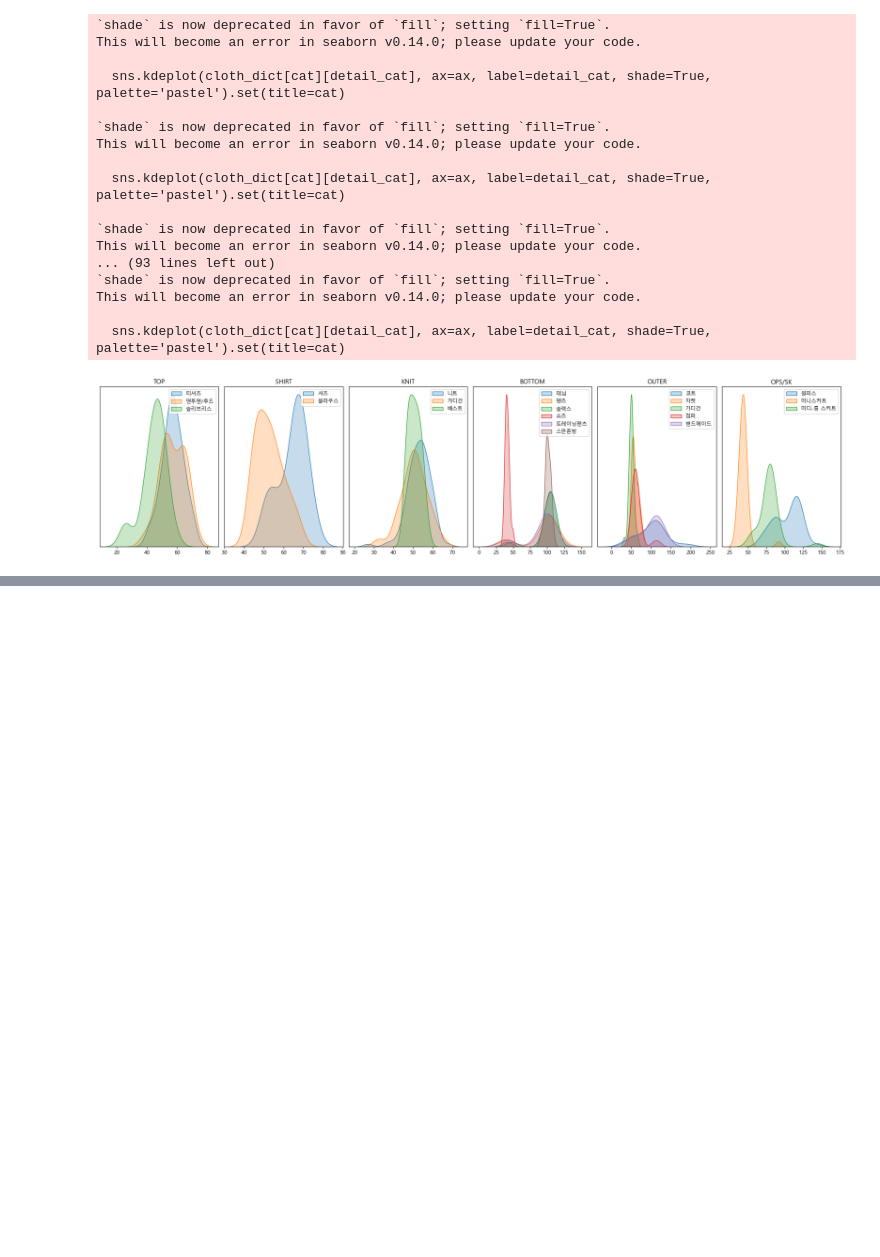
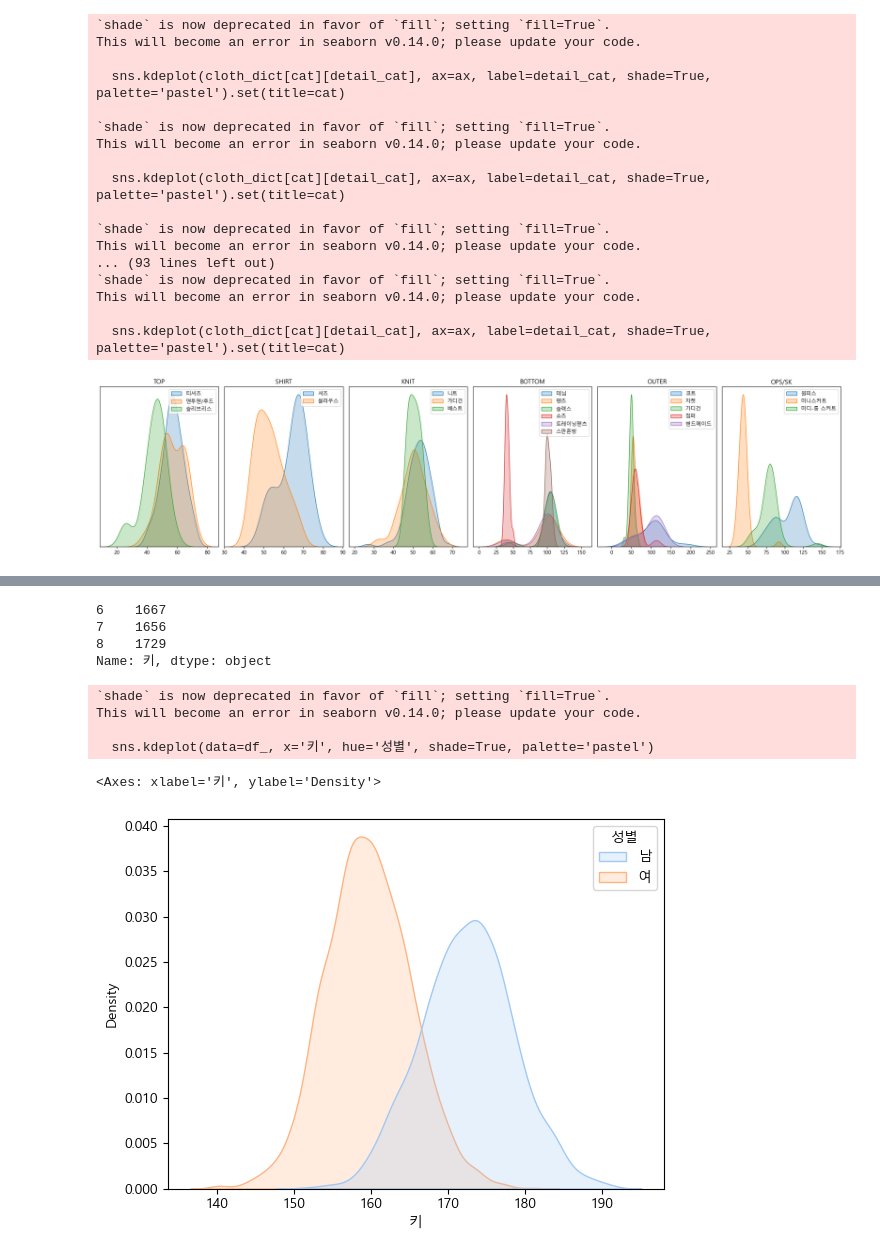
Before and after one commit to sinjy1203/TIL, a Jupyter notebook: web_crawling/ClothSizeCrawling.ipynb, the cells around one changed output, grey strips where cells are left out. Cells and saved outputs as stored; diff of their text form; code cells hidden in the pictures; blank space fills up the shorter version.

```diff
--- a/web_crawling/ClothSizeCrawling.ipynb
+++ b/web_crawling/ClothSizeCrawling.ipynb
@@ -160,3 +160,10 @@ This will become an error in seaborn v0.14.0; please update your code.
 
   sns.kdeplot(cloth_dict[cat][detail_cat], ax=ax, label=detail_cat, shade=True, palette='pastel').set(title=cat)
 [figure]
+# %%
+import pandas as pd
+
+df = pd.read_excel('height.xlsx', index_col=False)
+# %%
+df_ = df.iloc[6:, [2, 12]]
+df_.columns = ['성별', '키']
@@ -162,0 +179,18 @@ This will become an error in seaborn v0.14.0; please update your code.
+# %%
+df_['키'] = df_['키'] * 0.1
+# %%
+df_[df_['성별'] == '남']['키']
+# %% [output]
+6    1667
+7    1656
+8    1729
+Name: 키, dtype: object
+# %%
+sns.kdeplot(data=df_, x='키', hue='성별', shade=True, palette='pastel')
+# %% [output]
+`shade` is now deprecated in favor of `fill`; setting `fill=True`.
+This will become an error in seaborn v0.14.0; please update your code.
+
+  sns.kdeplot(data=df_, x='키', hue='성별', shade=True, palette='pastel')
+<Axes: xlabel='키', ylabel='Density'>
+[figure, added]
```
Also changed, not shown: parts of 3 cells of this notebook, 2 other files.
